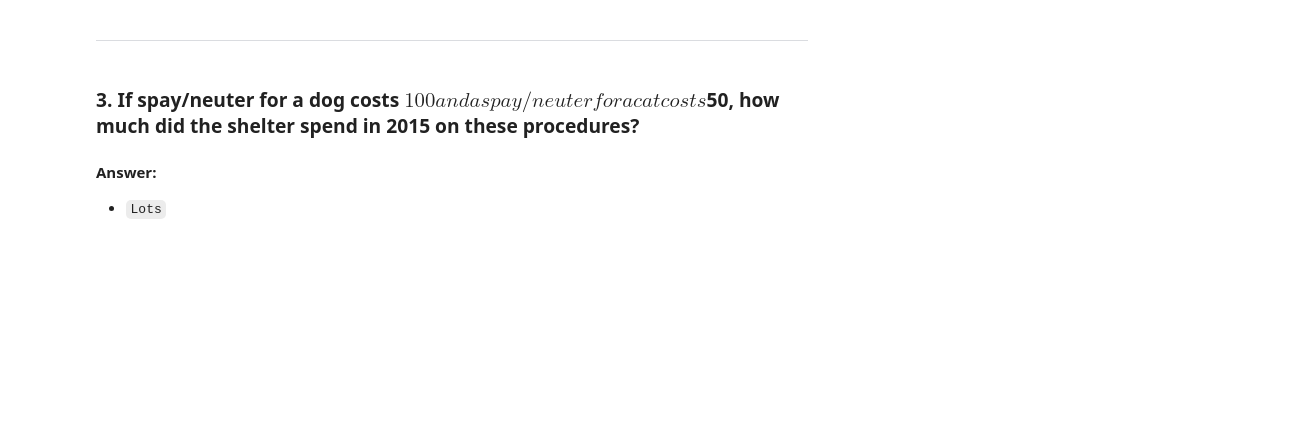
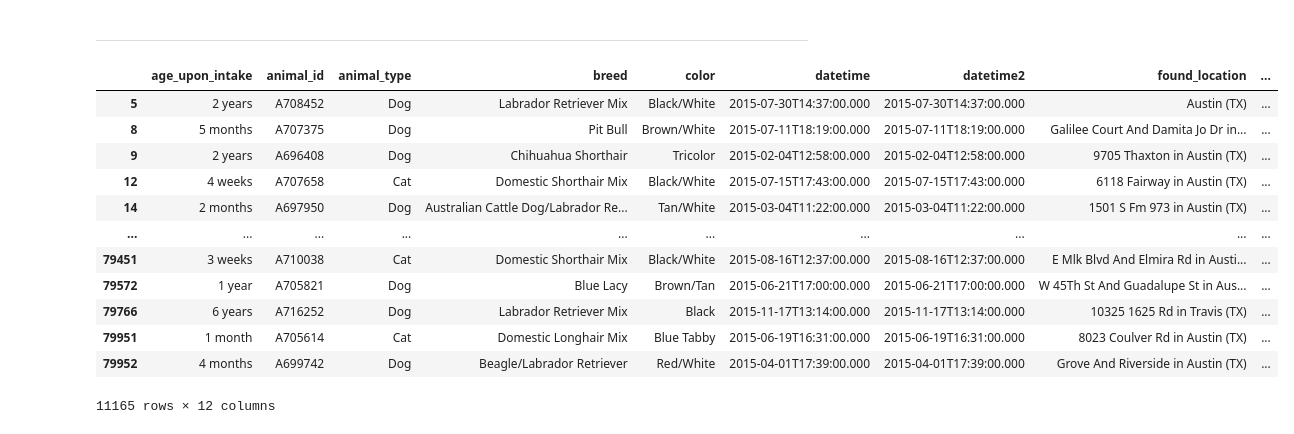
Before and after one commit to TravisAlstrand/DA_5, a Jupyter notebook: pet_shelter_analysis.ipynb, the cells around one changed output. Cells and saved outputs as stored; diff of their text form; code cells hidden in the pictures; blank space fills up the shorter version.

```diff
--- a/pet_shelter_analysis.ipynb
+++ b/pet_shelter_analysis.ipynb
@@ -378,7 +383,26 @@ Name: count, dtype: float64
 # %% [markdown]
 ---
-# %% [markdown]
-### 3. If spay/neuter for a dog costs $100 and a spay/neuter for a cat costs $50, how much did the shelter spend in 2015 on these procedures?
-
-#### Answer:
-- `Lots`
+# %%
+# Get all dogs and cats from intakes
+doggos_and_meowmeows = intakes[(intakes['animal_type'] == 'Dog') | (intakes['animal_type'] == 'Cat')]
+
+# Keep only intakes from the year 2015
+only_2015ers = doggos_and_meowmeows[doggos_and_meowmeows['datetime'].str.contains('2015')]
+
+# Keep only the intakes of Intact animals
+only_intacts = only_2015ers[only_2015ers['sex_upon_intake'].str.contains('Intact')]
+only_intacts
+# %% [output]
+|  | age_upon_intake | animal_id | animal_type | breed | color | datetime | datetime2 | found_location | ... |
+| 5 | 2 years | A708452 | Dog | Labrador Retriever Mix | Black/White | 2015-07-30T14:37:00.000 | 2015-07-30T14:37:00.000 | Austin (TX) | ... |
+| 8 | 5 months | A707375 | Dog | Pit Bull | Brown/White | 2015-07-11T18:19:00.000 | 2015-07-11T18:19:00.000 | Galilee Court And Damita Jo Dr in... | ... |
+| 9 | 2 years | A696408 | Dog | Chihuahua Shorthair | Tricolor | 2015-02-04T12:58:00.000 | 2015-02-04T12:58:00.000 | 9705 Thaxton in Austin (TX) | ... |
+| 12 | 4 weeks | A707658 | Cat | Domestic Shorthair Mix | Black/White | 2015-07-15T17:43:00.000 | 2015-07-15T17:43:00.000 | 6118 Fairway in Austin (TX) | ... |
+| 14 | 2 months | A697950 | Dog | Australian Cattle Dog/Labrador Re... | Tan/White | 2015-03-04T11:22:00.000 | 2015-03-04T11:22:00.000 | 1501 S Fm 973 in Austin (TX) | ... |
+| ... | ... | ... | ... | ... | ... | ... | ... | ... | ... |
+| 79451 | 3 weeks | A710038 | Cat | Domestic Shorthair Mix | Black/White | 2015-08-16T12:37:00.000 | 2015-08-16T12:37:00.000 | E Mlk Blvd And Elmira Rd in Austi... | ... |
+| 79572 | 1 year | A705821 | Dog | Blue Lacy | Brown/Tan | 2015-06-21T17:00:00.000 | 2015-06-21T17:00:00.000 | W 45Th St And Guadalupe St in Aus... | ... |
+| 79766 | 6 years | A716252 | Dog | Labrador Retriever Mix | Black | 2015-11-17T13:14:00.000 | 2015-11-17T13:14:00.000 | 10325 1625 Rd in Travis (TX) | ... |
+| 79951 | 1 month | A705614 | Cat | Domestic Longhair Mix | Blue Tabby | 2015-06-19T16:31:00.000 | 2015-06-19T16:31:00.000 | 8023 Coulver Rd in Austin (TX) | ... |
+| 79952 | 4 months | A699742 | Dog | Beagle/Labrador Retriever | Red/White | 2015-04-01T17:39:00.000 | 2015-04-01T17:39:00.000 | Grove And Riverside in Austin (TX) | ... |
+11165 rows × 12 columns
```
Also changed, not shown: parts of 1 cell of this notebook.
